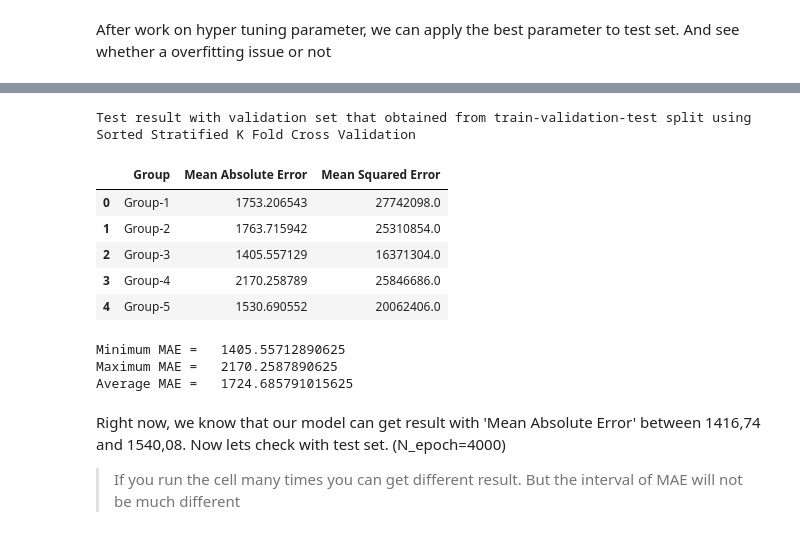
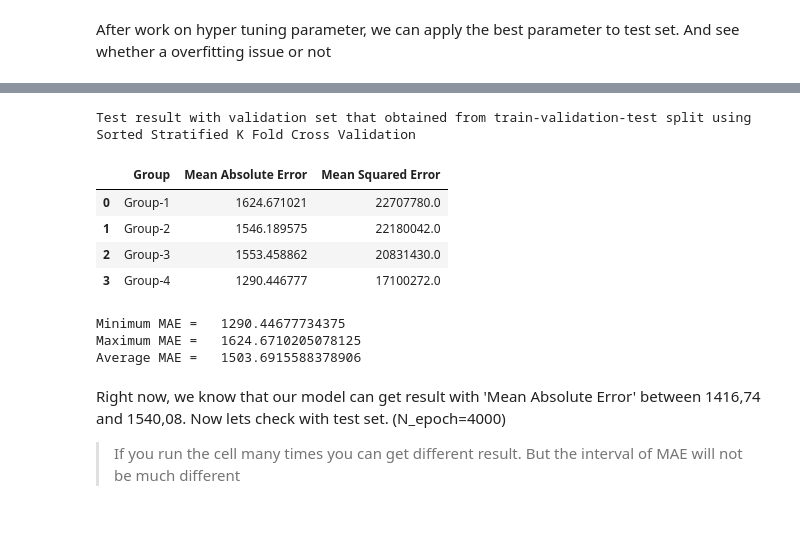
Before and after one commit to LugoBlogger/MLCC-Assignment-05, a Jupyter notebook: medical_cost_forecast.ipynb, the cells around one changed output, grey strips where cells are left out. Cells and saved outputs as stored; diff of their text form; code cells hidden in the pictures.

```diff
--- a/medical_cost_forecast.ipynb
+++ b/medical_cost_forecast.ipynb
@@ -315,22 +315,24 @@ def train_model(model, features, target, epoch):
 normed_train_features = normed_train_features.reset_index()[features.columns]
 train_target = train_target.reset_index()['charges']
 
-ssfk = SortedStratifiedKFold(n_splits=n_splits)
+n_splits_target = 4
 
-# train_val_split contains for elements of tuples
+ssfk = SortedStratifiedKFold(n_splits=n_splits_target)
+
+# train_val_split contains four elements of tuples
 # (train_feature, train_target, test_feature, test_target) because we use
-# n_splits = 5
+# n_splits_target is 80% of the remaining data
 
 train_val_split = ssfk.split(normed_train_features, train_target)
 # %%
 plt.figure(figsize=(16, 30))
 for i, (train_feature, train_target, test_feature, test_target) in enumerate(train_val_split):
-    plt.subplot(5, 2, 2*i + 1)
+    plt.subplot(4, 2, 2*i + 1)
     train_target.hist().set_title("train target data distribution")
     plt.xlabel('charges')
     plt.ylabel('freq.')
 
-    plt.subplot(5, 2, 2*(i+1))
+    plt.subplot(4, 2, 2*(i+1))
     test_target.hist().set_title("test target data distribution")
     plt.xlabel('charges')
     plt.ylabel('freq.')
@@ -361,12 +363,12 @@ result_report
 start_compute = time.time()
 
 #N_epoch = 4000
-N_epoch = 40
+N_epoch = 1000
 
 for i, (train_features, train_target,
         validation_features, validation_target) in enumerate(train_val_split):
 
-    print('n_split:', i+1)
+    print('n_split_target:', i+1)
 
     adam_mae, rmsprop_mae, sgd_mae = [], [], []
     print('    Adam training process...')
@@ -607,25 +611,24 @@ for train_features, train_target, validation_features, validation_target in trai
 # %%
-grp_log = ['Group-'+str(i+1) for i in range(n_splits)]
+grp_log = ['Group-'+str(i+1) for i in range(n_splits_target)]
 log = pd.DataFrame({"Group": grp_log, "Mean Absolute Error": mae_log, "Mean Squared Error": mse_log})
 print('Test result with validation set that obtained from train-validation-test split using Sorted Stratified K Fold Cross Validation')
 log
 # %% [output]
 Test result with validation set that obtained from train-validation-test split using Sorted Stratified K Fold Cross Validation
 |  | Group | Mean Absolute Error | Mean Squared Error |
-| 0 | Group-1 | 1753.206543 | 27742098.0 |
-| 1 | Group-2 | 1763.715942 | 25310854.0 |
-| 2 | Group-3 | 1405.557129 | 16371304.0 |
-| 3 | Group-4 | 2170.258789 | 25846686.0 |
-| 4 | Group-5 | 1530.690552 | 20062406.0 |
+| 0 | Group-1 | 1624.671021 | 22707780.0 |
+| 1 | Group-2 | 1546.189575 | 22180042.0 |
+| 2 | Group-3 | 1553.458862 | 20831430.0 |
+| 3 | Group-4 | 1290.446777 | 17100272.0 |
 # %%
 
 print("Minimum MAE =  ",log["Mean Absolute Error"].min())
 print("Maximum MAE =  ",log["Mean Absolute Error"].max())
 print("Average MAE =  ",log["Mean Absolute Error"].mean())
 # %% [output]
-Minimum MAE =   1405.55712890625
-Maximum MAE =   2170.2587890625
-Average MAE =   1724.685791015625
+Minimum MAE =   1290.44677734375
+Maximum MAE =   1624.6710205078125
+Average MAE =   1503.6915588378906
 # %% [markdown]
 Right now, we know that our model can get result with 'Mean Absolute Error' between 1416,74 and 1540,08. Now lets check with test set. (N_epoch=4000)
 
```
Also changed, not shown: parts of 20 cells of this notebook.
